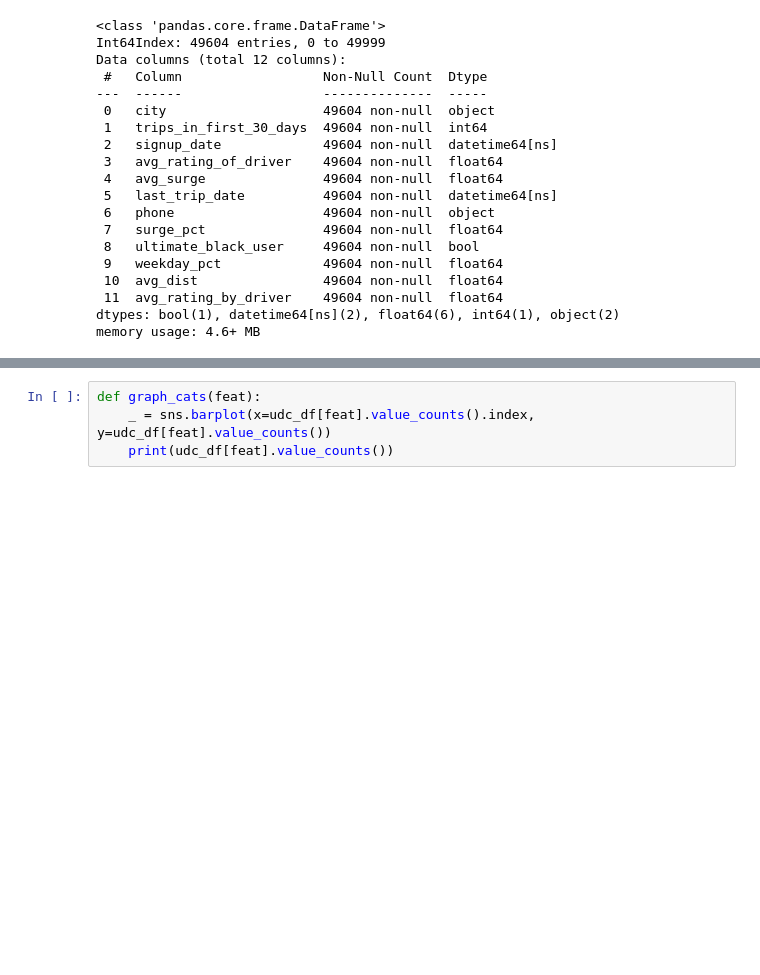
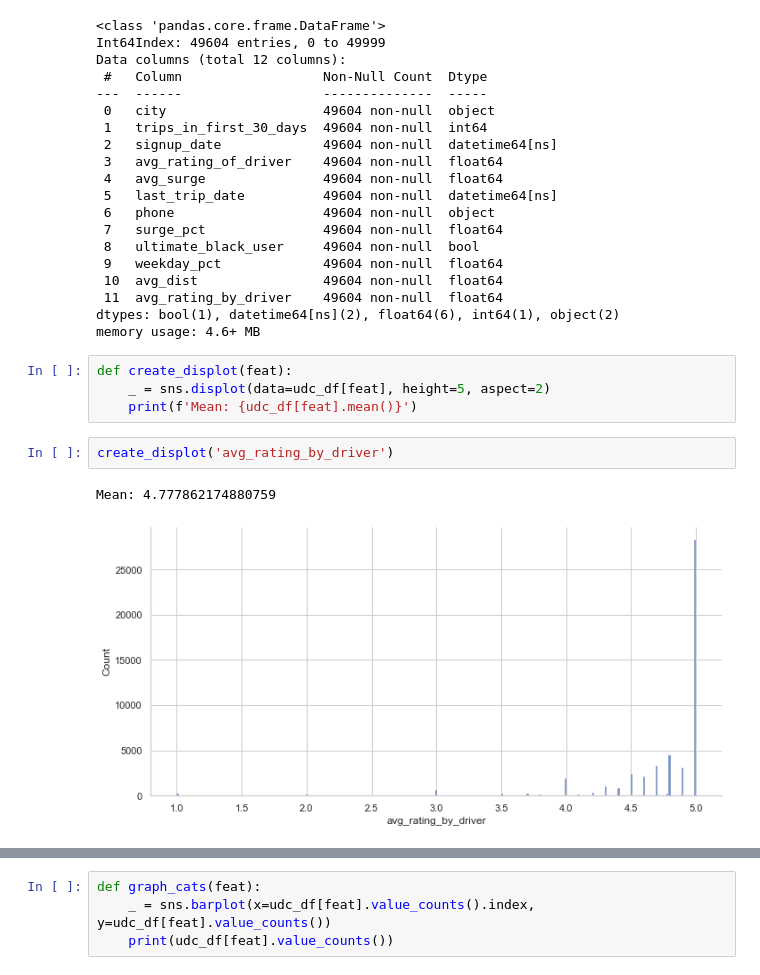
Before and after one commit to jkurt13/Ultimate_challenge, a Jupyter notebook: Ultimate_data_science_challenge.ipynb, the cells around one changed output, grey strips where cells are left out. Saved outputs shown, nothing was run; the diff lists cells and outputs as text; blank space fills up the shorter version.

```diff
--- a/Ultimate_data_science_challenge.ipynb
+++ b/Ultimate_data_science_challenge.ipynb
@@ -367,3 +355,12 @@ Data columns (total 12 columns):
  11  avg_rating_by_driver    49604 non-null  float64
 dtypes: bool(1), datetime64[ns](2), float64(6), int64(1), object(2)
 memory usage: 4.6+ MB
+# %%
+def create_displot(feat):
+    _ = sns.displot(data=udc_df[feat], height=5, aspect=2)
+    print(f'Mean: {udc_df[feat].mean()}')
+# %%
+create_displot('avg_rating_by_driver')
+# %% [output]
+Mean: 4.777862174880759
+[figure, added]
```
Also changed, not shown: parts of 25 cells of this notebook, 1 other file.
